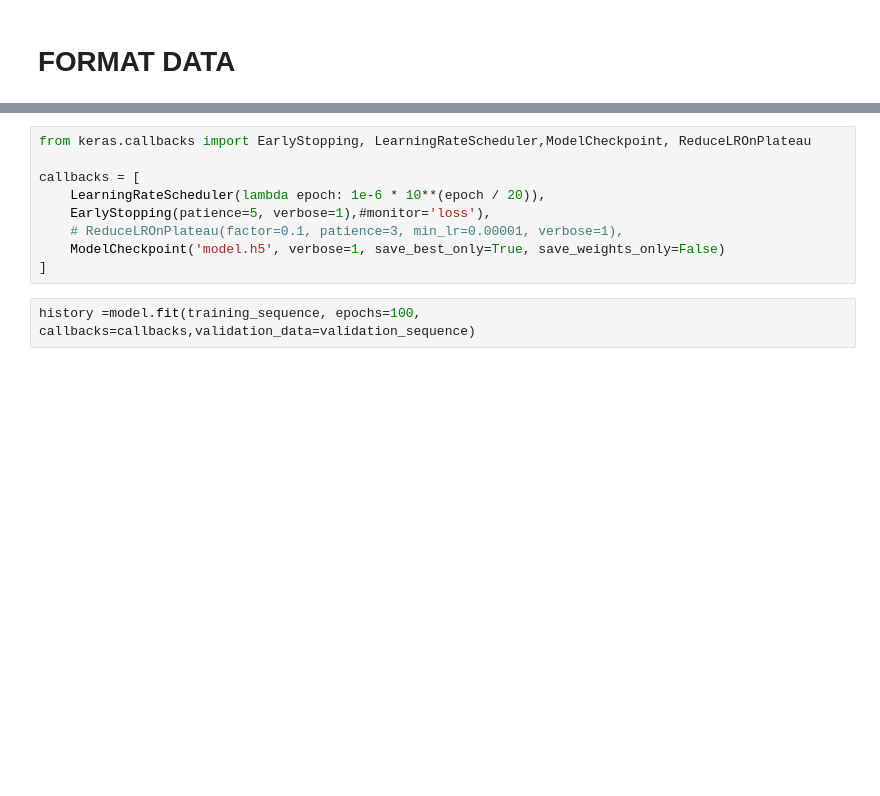
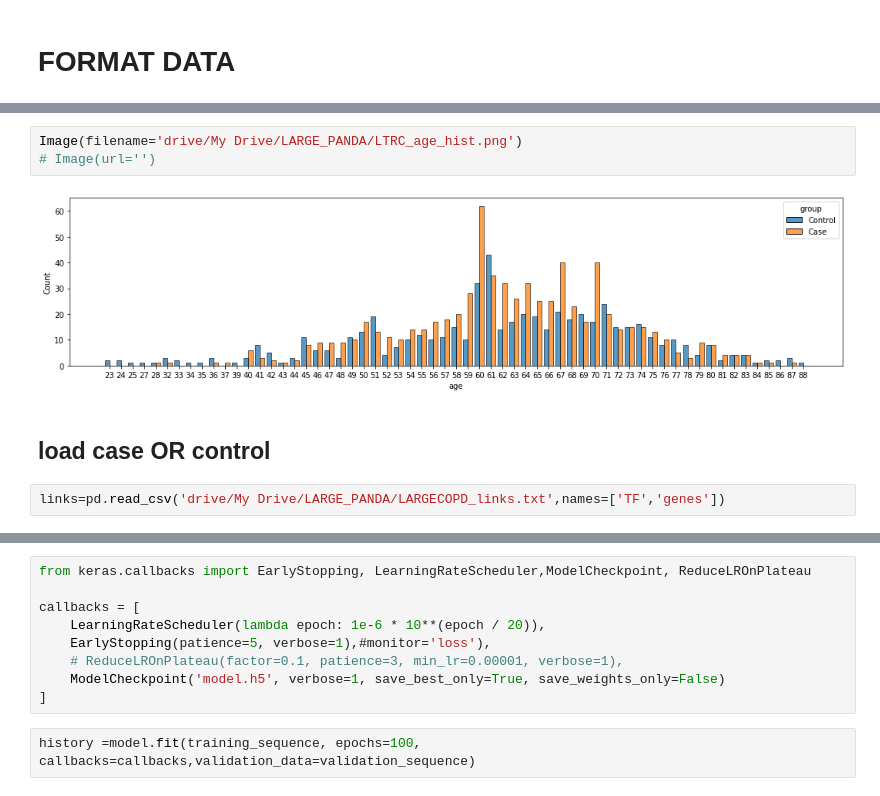
Before and after one commit to dcolinmorgan/prediction, a Jupyter notebook: LTRC_TS_LSTM.ipynb, the cells around one changed output, grey strips where cells are left out. Cells and saved outputs as stored; diff of their text form; blank space fills up the shorter version.

```diff
--- a/LTRC_TS_LSTM.ipynb
+++ b/LTRC_TS_LSTM.ipynb
@@ -49,0 +69,9 @@ CASE.columns=CASE_ages[0:]['ages']
+# %%
+Image(filename='drive/My Drive/LARGE_PANDA/LTRC_age_hist.png')
+# Image(url='')
+# %% [output]
+[figure, added]
+# %% [markdown]
+## load case OR control
+# %%
+links=pd.read_csv('drive/My Drive/LARGE_PANDA/LARGECOPD_links.txt',names=['TF','genes'])
```
Also changed, not shown: parts of 56 cells of this notebook.
